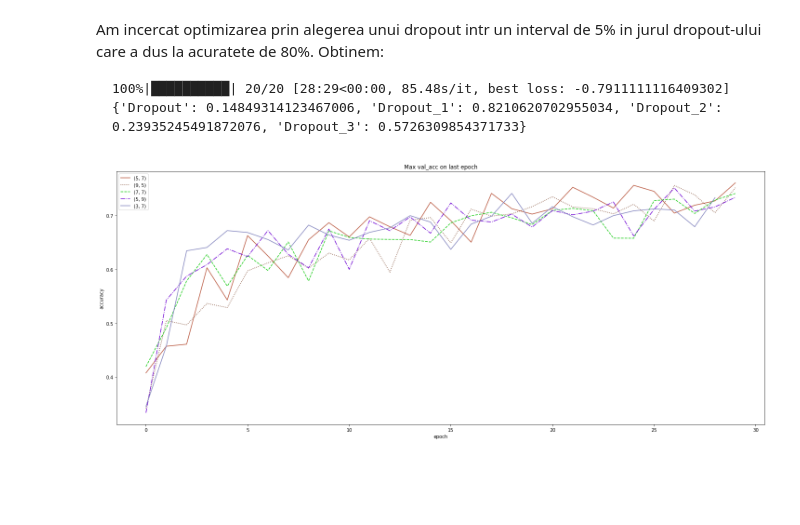
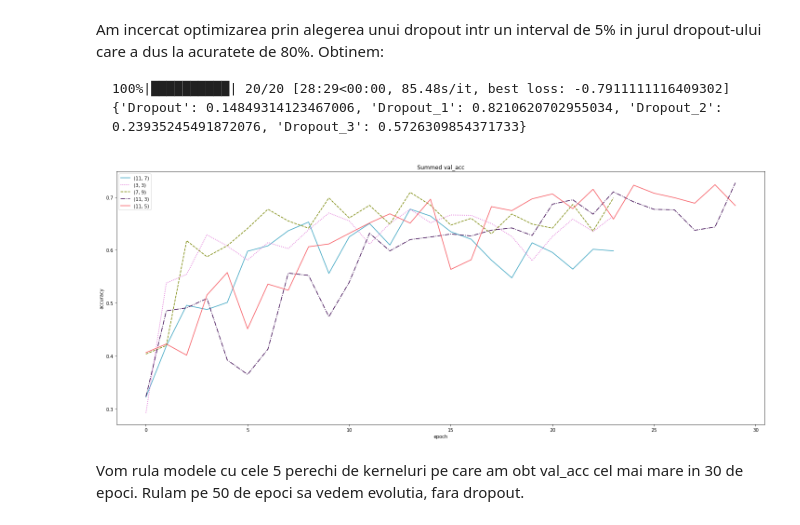
Before and after one commit to andrei-micuda/ML-Labs-2021, a Jupyter notebook: CT-Scan/CT_Scan.ipynb, the cells around one changed output. Saved outputs shown, nothing was run; the diff lists cells and outputs as text; code cells hidden in the pictures; blank space fills up the shorter version.

````diff
--- a/CT-Scan/CT_Scan.ipynb
+++ b/CT-Scan/CT_Scan.ipynb
@@ -7,7 +7,7 @@ from google.colab import drive
 drive.mount('/content/drive')
 file_name = "/content/drive/MyDrive/ct-scan.zip"
 
-with ZipFile(file_name, 'r') as zip:
-  zip.extractall("ct-scan")
+with ZipFile(file_name, 'r') as zipf:
+  zipf.extractall("ct-scan")
   print('Done')
 # %% [output]
@@ -724,33 +747,36 @@ Am incercat optimizarea prin alegerea unui dropout intr un interval de 5% in jur
 ```
 # %%
 import pprint
+import pickle
 kernels = [3, 5, 7, 9, 11]
 # kernels = [3, 5]
 
 kernel_combinations = [(a, b) for a in kernels for b in kernels]
 
-model_patterns = [
-            f"CL32C{k1}V~CL32C{k1}V~BN~P2~DO18 -> CL64C{k2}V~CL64C{k2}V~BN~P2~DO82 -> F -> D512~DO26 -> D256~DO62 -> D3"
-            for (k1, k2) in kernel_combinations
-]
+# model_patterns = [
+#             f"CL32C{k1}V~CL32C{k1}V~BN~P2~DO18 -> CL64C{k2}V~CL64C{k2}V~BN~P2~DO82 -> F -> D512~DO26 -> D256~DO62 -> D3"
+#             for (k1, k2) in kernel_combinations
+# ]
 
 # model_comparison(model_patterns[15:25], 30)
 
 history = []
 labels = []
-for i, model_pattern in enumerate(model_patterns):
+for (k1, k2) in kernel_combinations:
     try:
-        history.append(pickle.load(open(f'{model_pattern}.pickle', "rb")))
-        labels.append(str(kernel_combinations[i]))
+        history.append(pickle.load(open(f'{k1}_{k2}.pickle', "rb")))
+        labels.append(str((k1, k2)))
     except:
         continue
 
 # graph_model_comparison(history, labels)
-# history_1, labels_1 = list(zip(*sorted(list(zip(history, labels)), key=lambda x: sum(x[0]['val_accuracy']))))
-# graph_model_comparison(history_1[:5], labels_1[:5], title="Summed val_acc")
-history_2, labels_2 = list(zip(*sorted(list(zip(history, labels)), key=lambda x: -x[0]['val_accuracy'][-1])))
-graph_model_comparison(history_2[:5], labels_2[:5], title="Max val_acc on last epoch")
+history_1, labels_1 = list(zip(*sorted(list(zip(history, labels)), key=lambda x: sum(x[0]['val_accuracy']))))
+graph_model_comparison(history_1[:5], labels_1[:5], title="Summed val_acc")
+# history_2, labels_2 = list(zip(*sorted(list(zip(history, labels)), key=lambda x: -x[0]['val_accuracy'][-1])))
+# graph_model_comparison(history_2[:5], labels_2[:5], title="Max val_acc on last epoch")
 # pp = pprint.PrettyPrinter(width=41, compact=True)
-# print(l[:5][1])
+# print(history[0])
 # %% [output]
-[figure, old version]
+[figure, new version]
+# %% [markdown]
+Vom rula modele cu cele 5 perechi de kerneluri pe care am obt val_acc cel mai mare in 30 de epoci. Rulam pe 50 de epoci sa vedem evolutia, fara dropout.
````
Also changed, not shown: parts of 6 cells of this notebook.
